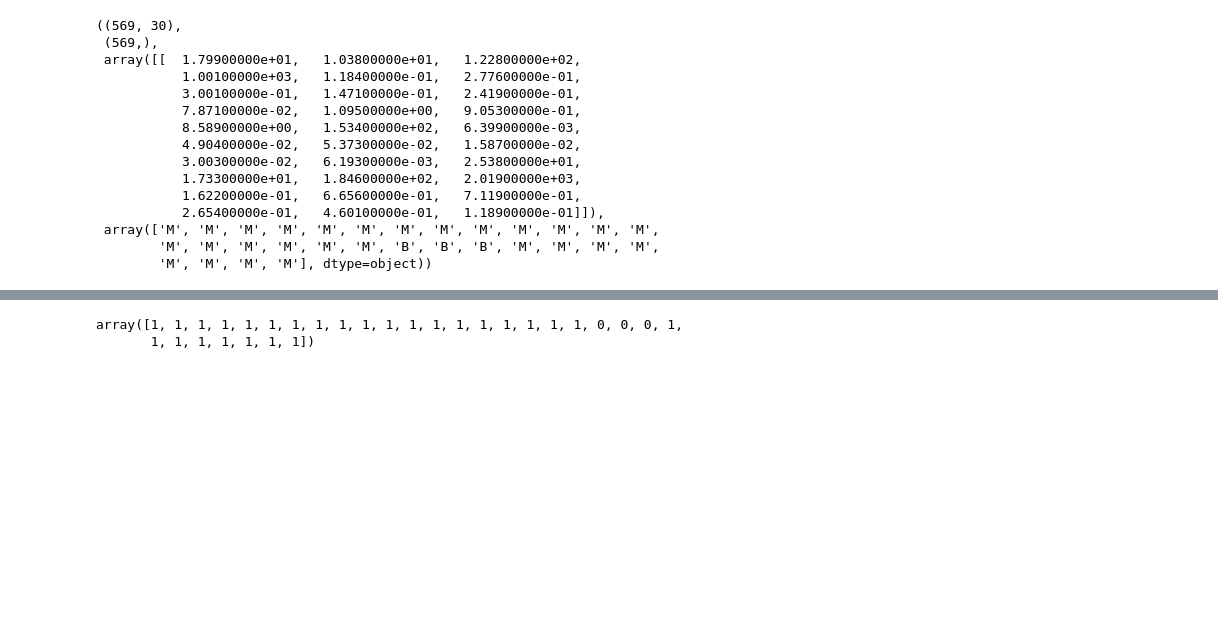
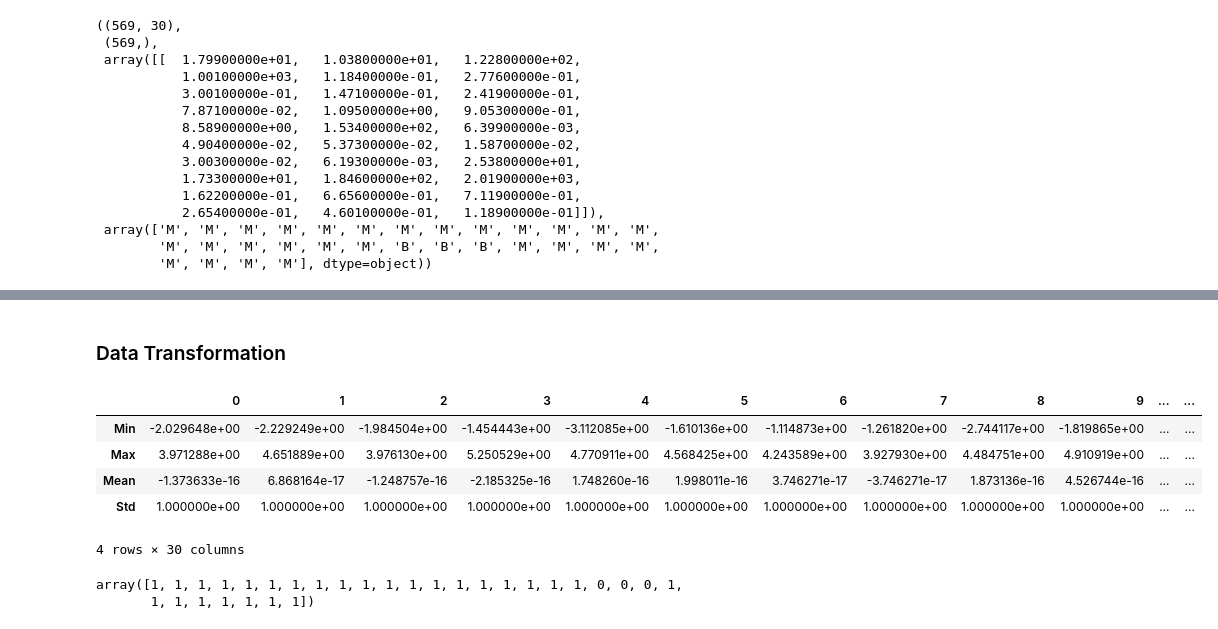
Before and after one commit to akbargumbira/LogisticRegression, a Jupyter notebook: demo_breast_cancer_wisconsin.ipynb, the cells around one changed output, grey strips where cells are left out. Drawn from its saved outputs; the diff is of its cells as text; code cells hidden in the pictures; blank space fills up the shorter version.

```diff
--- a/demo_breast_cancer_wisconsin.ipynb
+++ b/demo_breast_cancer_wisconsin.ipynb
@@ -32,3 +60,19 @@ x.shape, _y.shape, x[:1], _y[:30]
+# %% [markdown]
+### Data Transformation
+# %%
+# Normalize x
+x = (x - np.mean(x, axis=0))/np.std(x, axis=0)
+# See stats all the features
+stats_normalized = np.vstack(( np.min(x, 0), np.max(x, 0), np.mean(x, 0), np.std(x, 0)))
+df_stats_normalized = pd.DataFrame(stats_normalized)
+df_stats_normalized.rename({0: "Min", 1: "Max", 2: "Mean", 3: "Std"})
+# %% [output]
+|  | 0 | 1 | 2 | 3 | 4 | 5 | 6 | 7 | 8 | 9 | ... | ... |
+| Min | -2.029648e+00 | -2.229249e+00 | -1.984504e+00 | -1.454443e+00 | -3.112085e+00 | -1.610136e+00 | -1.114873e+00 | -1.261820e+00 | -2.744117e+00 | -1.819865e+00 | ... | ... |
+| Max | 3.971288e+00 | 4.651889e+00 | 3.976130e+00 | 5.250529e+00 | 4.770911e+00 | 4.568425e+00 | 4.243589e+00 | 3.927930e+00 | 4.484751e+00 | 4.910919e+00 | ... | ... |
+| Mean | -1.373633e-16 | 6.868164e-17 | -1.248757e-16 | -2.185325e-16 | 1.748260e-16 | 1.998011e-16 | 3.746271e-17 | -3.746271e-17 | 1.873136e-16 | 4.526744e-16 | ... | ... |
+| Std | 1.000000e+00 | 1.000000e+00 | 1.000000e+00 | 1.000000e+00 | 1.000000e+00 | 1.000000e+00 | 1.000000e+00 | 1.000000e+00 | 1.000000e+00 | 1.000000e+00 | ... | ... |
+4 rows × 30 columns
 # %%
 # Transform the training label
 # M (Malignant) = 1 and B (Benign) = 0
```
Also changed, not shown: parts of 6 cells of this notebook, 1 other file.
